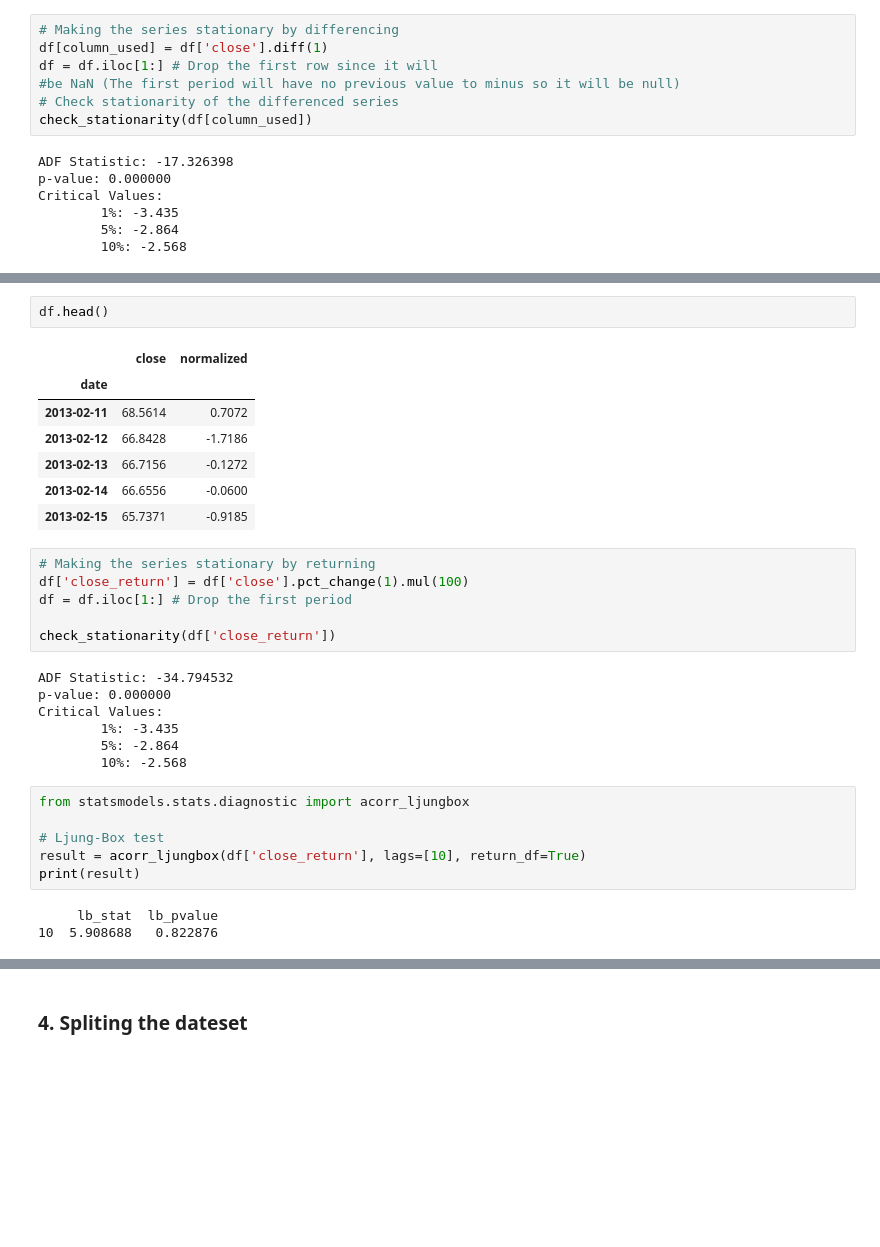
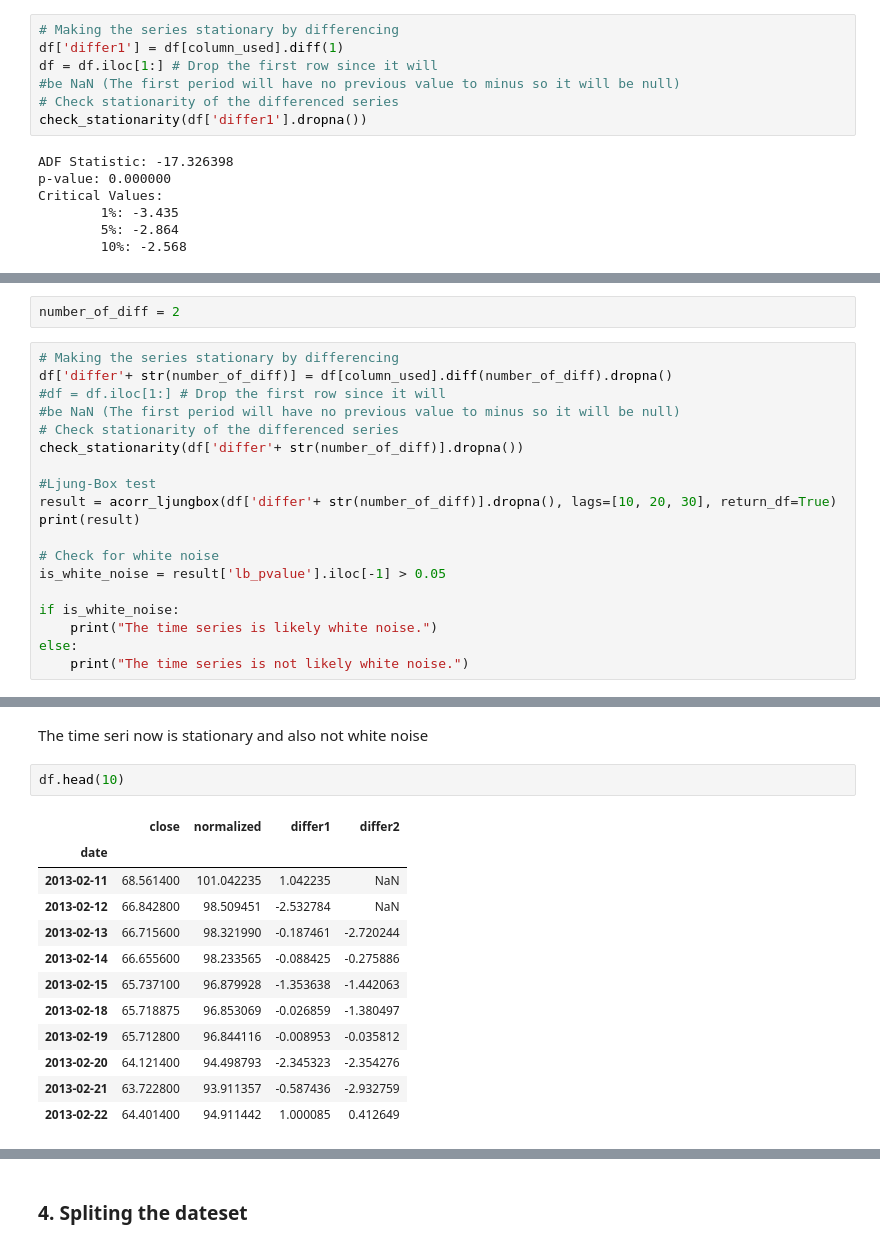
Before and after one commit to chutrunganh/Stock-Price-Prediction-Using-Time-Series, a Jupyter notebook: Code.ipynb, the cells around one changed output, grey strips where cells are left out. Drawn from its saved outputs; the diff is of its cells as text; blank space fills up the shorter version.

```diff
--- a/Code.ipynb
+++ b/Code.ipynb
@@ -387,10 +393,10 @@ plt.show()
 # %%
 # Making the series stationary by differencing
-df[column_used] = df['close'].diff(1)
+df['differ1'] = df[column_used].diff(1)
 df = df.iloc[1:] # Drop the first row since it will
 #be NaN (The first period will have no previous value to minus so it will be null)
 # Check stationarity of the differenced series
-check_stationarity(df[column_used])
+check_stationarity(df['differ1'].dropna())
 # %% [output]
 ADF Statistic: -17.326398
 p-value: 0.000000
@@ -419,0 +454,21 @@ print(result)
+# %%
+number_of_diff = 2
+# %%
+# Making the series stationary by differencing
+df['differ'+ str(number_of_diff)] = df[column_used].diff(number_of_diff).dropna()
+#df = df.iloc[1:] # Drop the first row since it will
+#be NaN (The first period will have no previous value to minus so it will be null)
+# Check stationarity of the differenced series
+check_stationarity(df['differ'+ str(number_of_diff)].dropna())
+
+#Ljung-Box test
+result = acorr_ljungbox(df['differ'+ str(number_of_diff)].dropna(), lags=[10, 20, 30], return_df=True)
+print(result)
+
+# Check for white noise
+is_white_noise = result['lb_pvalue'].iloc[-1] > 0.05
+
+if is_white_noise:
+    print("The time series is likely white noise.")
+else:
+    print("The time series is not likely white noise.")
@@ -420,32 +487,17 @@ print(result)
+# %% [markdown]
+The time seri now is stationary and also not white noise
 # %%
-df.head()
+df.head(10)
 # %% [output]
-|  | close | normalized |
-| date |  |  |
-| 2013-02-11 | 68.5614 | 0.7072 |
-| 2013-02-12 | 66.8428 | -1.7186 |
-| 2013-02-13 | 66.7156 | -0.1272 |
-| 2013-02-14 | 66.6556 | -0.0600 |
-| 2013-02-15 | 65.7371 | -0.9185 |
+|  | close | normalized | differ1 | differ2 |
+| date |  |  |  |  |
+| 2013-02-11 | 68.561400 | 101.042235 | 1.042235 | NaN |
+| 2013-02-12 | 66.842800 | 98.509451 | -2.532784 | NaN |
+| 2013-02-13 | 66.715600 | 98.321990 | -0.187461 | -2.720244 |
+| 2013-02-14 | 66.655600 | 98.233565 | -0.088425 | -0.275886 |
+| 2013-02-15 | 65.737100 | 96.879928 | -1.353638 | -1.442063 |
+| 2013-02-18 | 65.718875 | 96.853069 | -0.026859 | -1.380497 |
+| 2013-02-19 | 65.712800 | 96.844116 | -0.008953 | -0.035812 |
+| 2013-02-20 | 64.121400 | 94.498793 | -2.345323 | -2.354276 |
+| 2013-02-21 | 63.722800 | 93.911357 | -0.587436 | -2.932759 |
+| 2013-02-22 | 64.401400 | 94.911442 | 1.000085 | 0.412649 |
-# %%
-# Making the series stationary by returning
-df['close_return'] = df['close'].pct_change(1).mul(100)
-df = df.iloc[1:] # Drop the first period
-
-check_stationarity(df['close_return'])
-# %% [output]
-ADF Statistic: -34.794532
-p-value: 0.000000
-Critical Values:
-        1%: -3.435
-        5%: -2.864
-        10%: -2.568
-# %%
-from statsmodels.stats.diagnostic import acorr_ljungbox
-
-# Ljung-Box test
-result = acorr_ljungbox(df['close_return'], lags=[10], return_df=True)
-print(result)
-# %% [output]
-     lb_stat  lb_pvalue
-10  5.908688   0.822876
```
Also changed, not shown: parts of 64 cells of this notebook.
